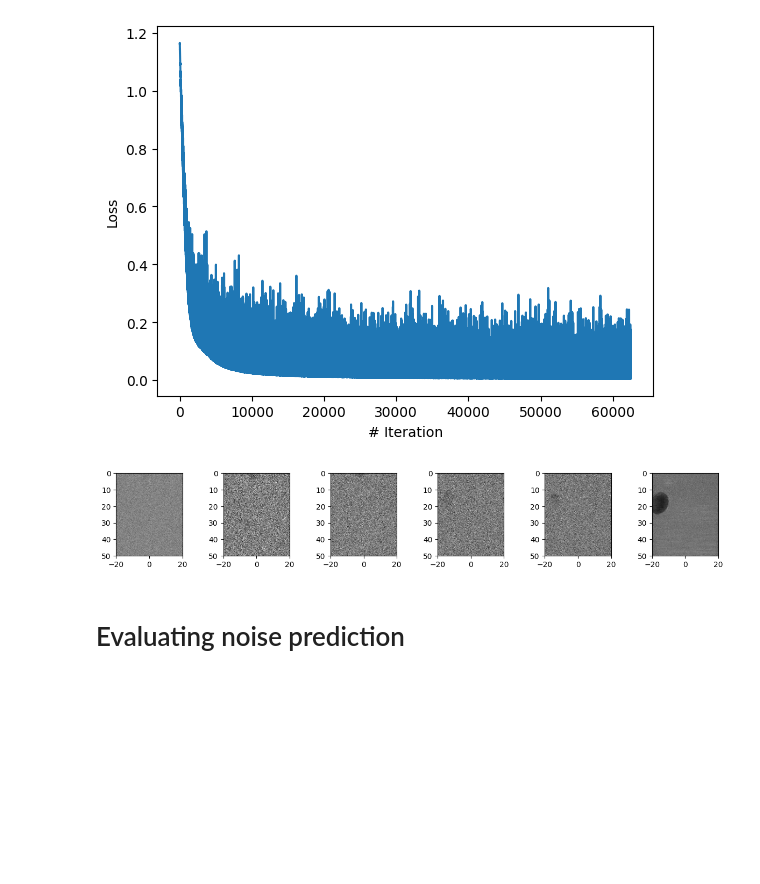
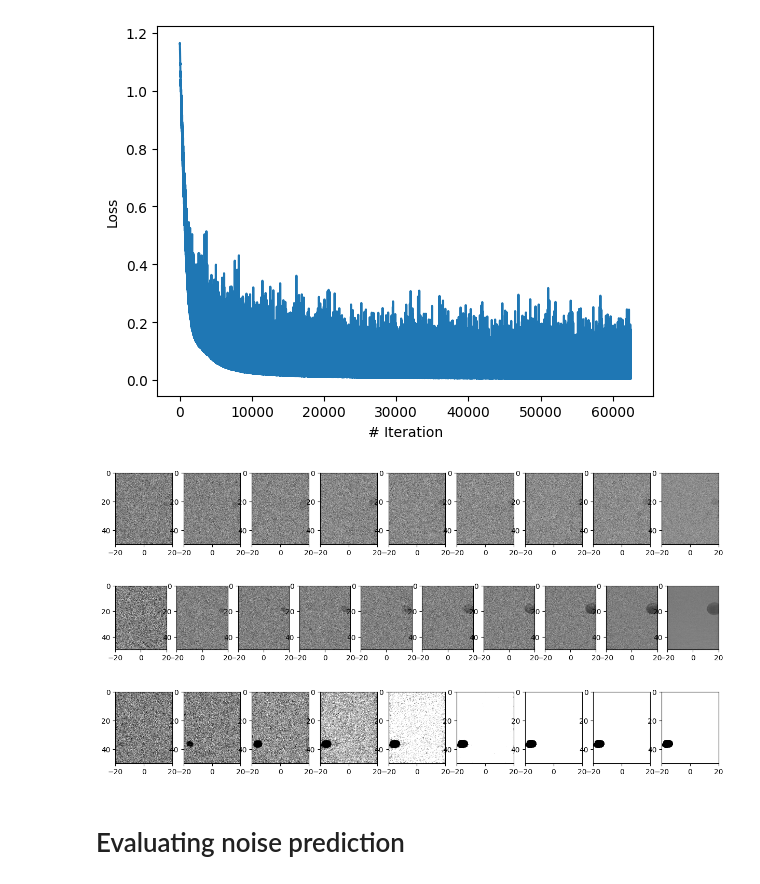
Before and after one commit to SebastianMerino/DiffusionBeamformer, a Jupyter notebook: sampling_v8.ipynb, the cells around one changed output. Cells and saved outputs as stored; diff of their text form; code cells hidden in the pictures; blank space fills up the shorter version.

```diff
--- a/sampling_v8.ipynb
+++ b/sampling_v8.ipynb
@@ -54,11 +54,22 @@ plt.show()
 # %% [output]
 Num params:  32531617
 [figure]
+# %%
+y_gen_clamp, intermediate_clamp = sample_image_cond(x_sample, model, beta, num_intermediate=10)
+show_reverse_process(intermediate_clamp)
+# %% [output]
+[figure, added]
+# %%
+from diffusion_utils_v2 import sample_image_cond as sample2
+y_gen_clamp, intermediate_clamp = sample2(x_sample, model, beta, num_intermediate=10)
+show_reverse_process(intermediate_clamp)
+# %% [output]
+[figure, added]
 # %%
-y_gen, intermediate = sample_image_cond(x_sample, model, beta)
+y_gen, intermediate = sample_image_cond(x_sample, model, beta, clamp=False, num_intermediate=10)
 show_reverse_process(intermediate)
 # %% [output]
-[figure, old version]
+[figure, new version]
 # %% [markdown]
 # Evaluating noise prediction
 # %% [markdown]
```
Also changed, not shown: parts of 2 cells of this notebook, 3 other files.
